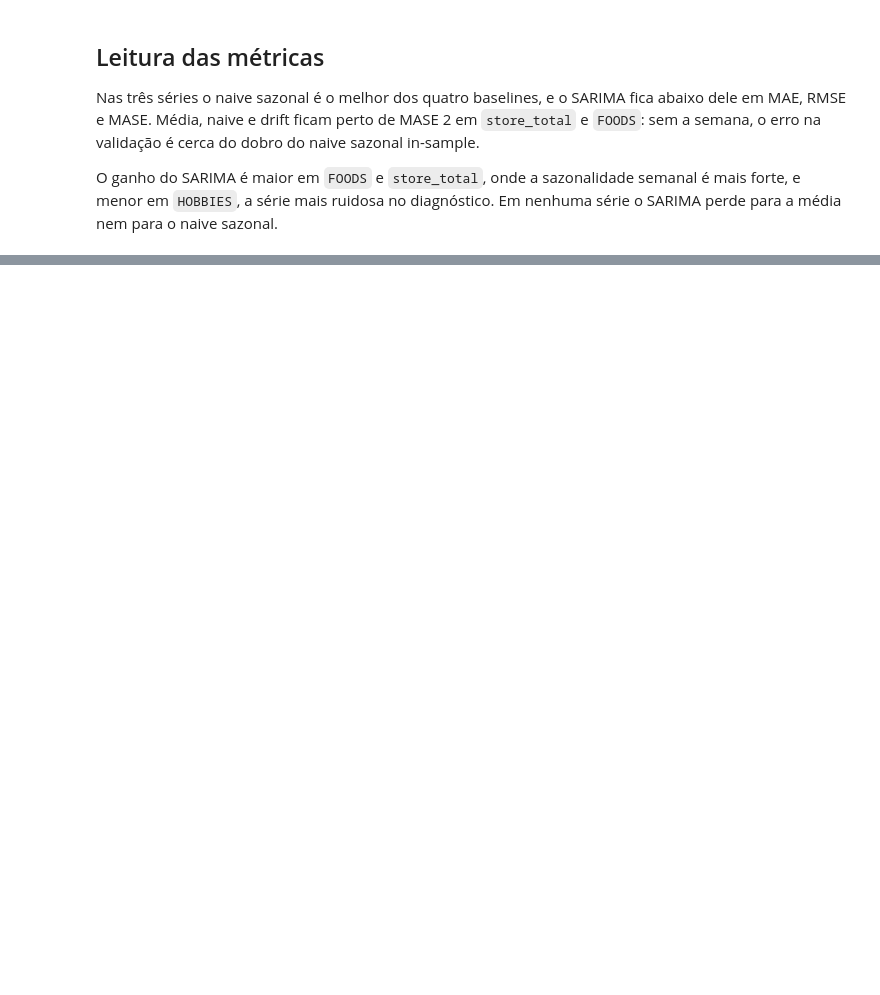
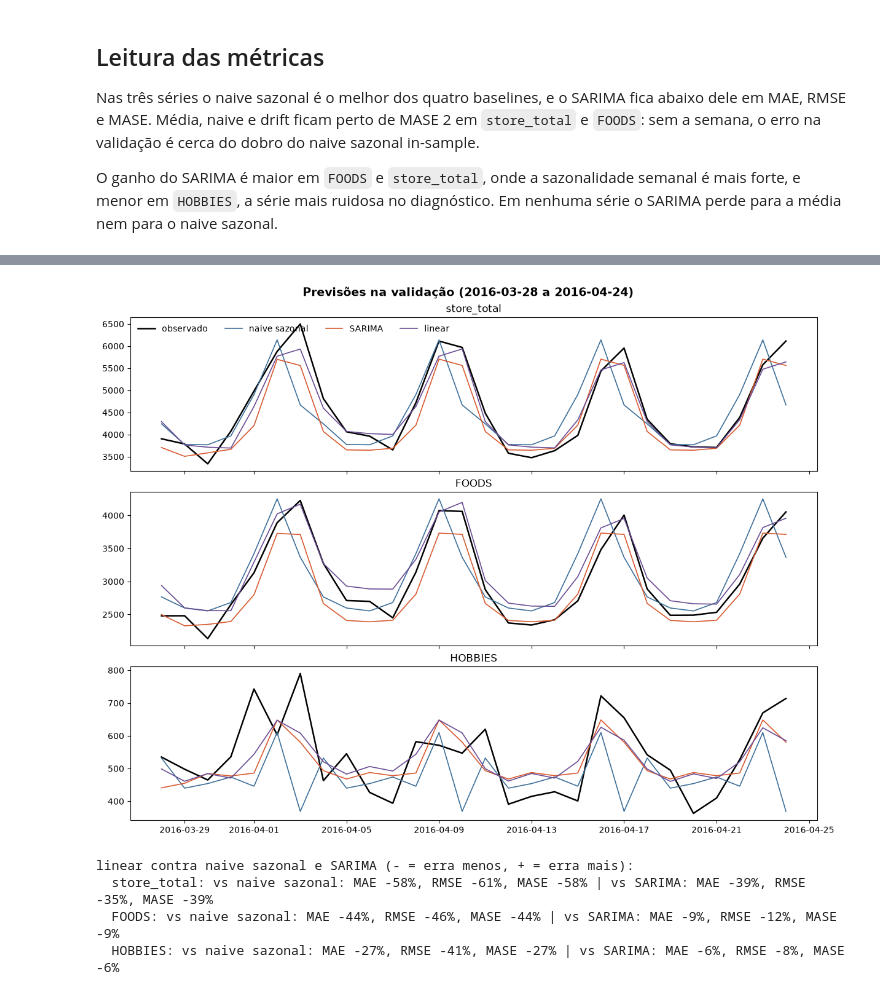
Before and after one commit to Nicholas2104/series-temporais-26-2, a Jupyter notebook: relatorio.ipynb, the cells around one changed output, grey strips where cells are left out. Saved outputs shown, nothing was run; the diff lists cells and outputs as text; code cells hidden in the pictures; blank space fills up the shorter version.

Commit message:
adding linear to main so project requirements are met in one single run

```diff
--- a/relatorio.ipynb
+++ b/relatorio.ipynb
@@ -146,0 +162,11 @@ O ganho do SARIMA é maior em `FOODS` e `store_total`, onde a sazonalidade seman
+# %%
+fig = figura_previsoes(val)
+display(fig)
+plt.close(fig)
+print(texto_classe(metricas, 'linear'))
+# %% [output]
+[figure, added]
+linear contra naive sazonal e SARIMA (- = erra menos, + = erra mais):
+  store_total: vs naive sazonal: MAE -58%, RMSE -61%, MASE -58% | vs SARIMA: MAE -39%, RMSE -35%, MASE -39%
+  FOODS: vs naive sazonal: MAE -44%, RMSE -46%, MASE -44% | vs SARIMA: MAE -9%, RMSE -12%, MASE -9%
+  HOBBIES: vs naive sazonal: MAE -27%, RMSE -41%, MASE -27% | vs SARIMA: MAE -6%, RMSE -8%, MASE -6%
```
Also changed, not shown: parts of 9 cells of this notebook, 6 other files.
